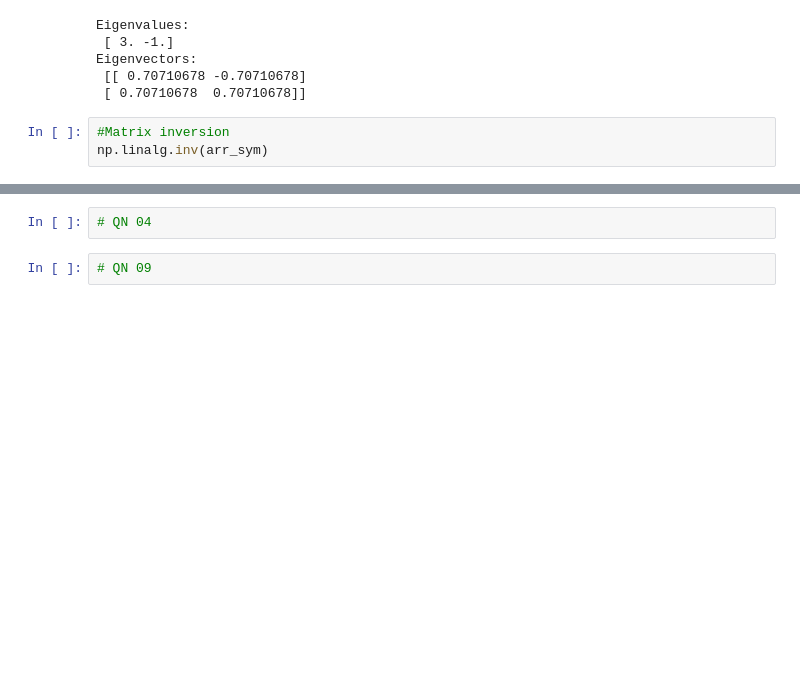
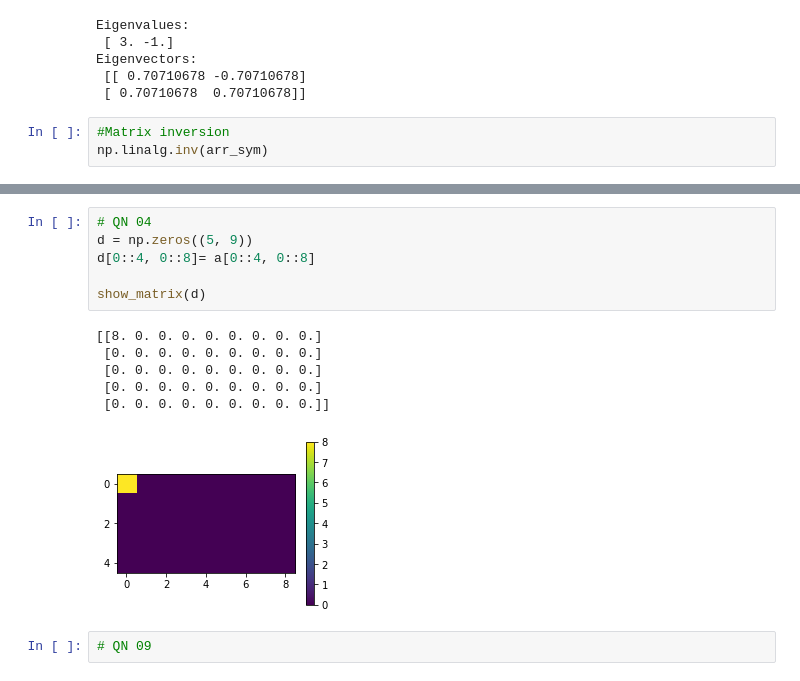
Before and after one commit to ABlessingFromTheLord/Vertiefungspraktika, a Jupyter notebook: 2 Numpy Introduction.ipynb, the cells around one changed output, grey strips where cells are left out. Drawn from its saved outputs; the diff is of its cells as text; blank space fills up the shorter version.

```diff
--- a/2 Numpy Introduction.ipynb
+++ b/2 Numpy Introduction.ipynb
@@ -487,5 +487,16 @@ show_matrix(c)
-# %%
-# QN 04
+# %%
+# QN 04
+d = np.zeros((5, 9))
+d[0::4, 0::8]= a[0::4, 0::8]
+
+show_matrix(d)
+# %% [output]
+[[8. 0. 0. 0. 0. 0. 0. 0. 0.]
+ [0. 0. 0. 0. 0. 0. 0. 0. 0.]
+ [0. 0. 0. 0. 0. 0. 0. 0. 0.]
+ [0. 0. 0. 0. 0. 0. 0. 0. 0.]
+ [0. 0. 0. 0. 0. 0. 0. 0. 0.]]
+[figure, added]
 # %%
 # QN 09
 # %%
```
Also changed, not shown: parts of 7 cells of this notebook.
